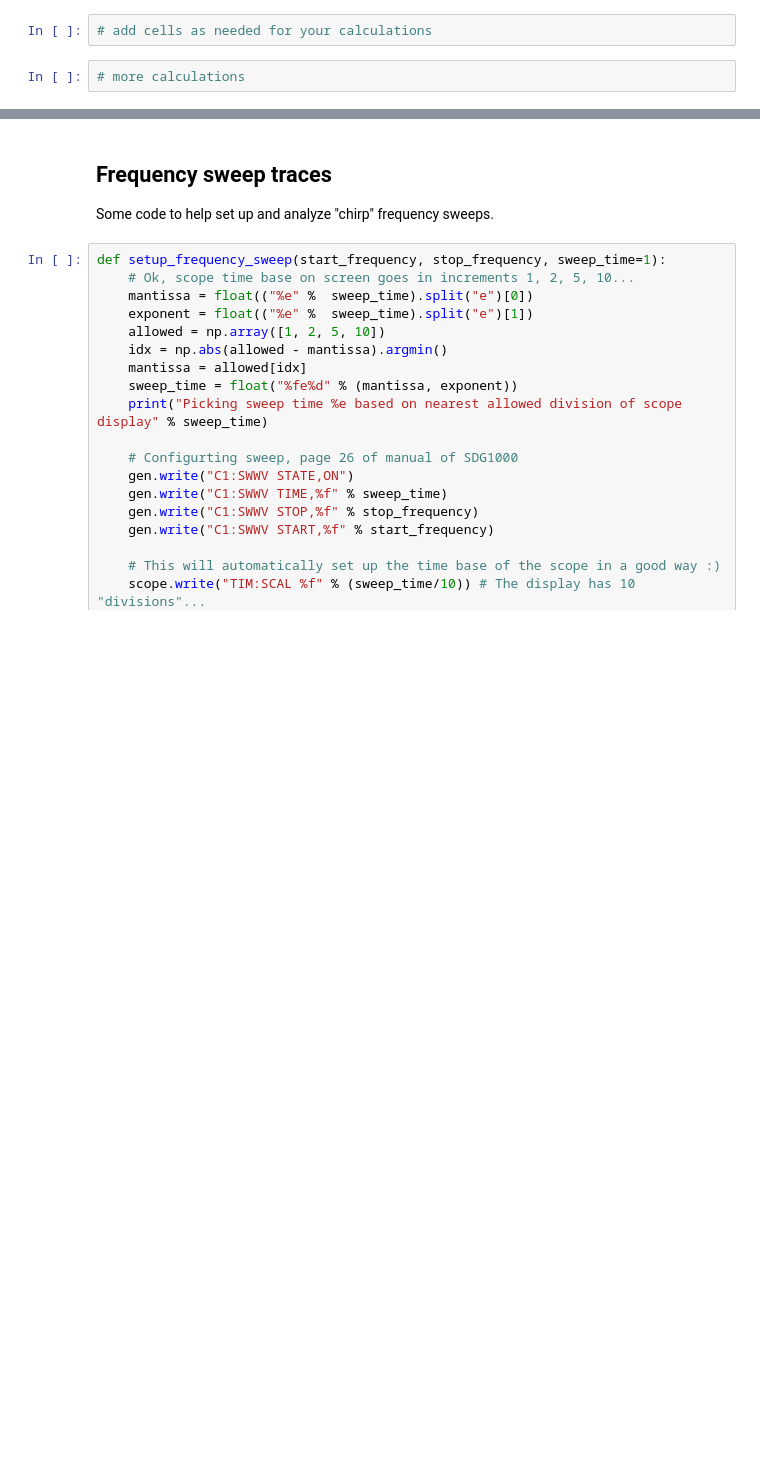
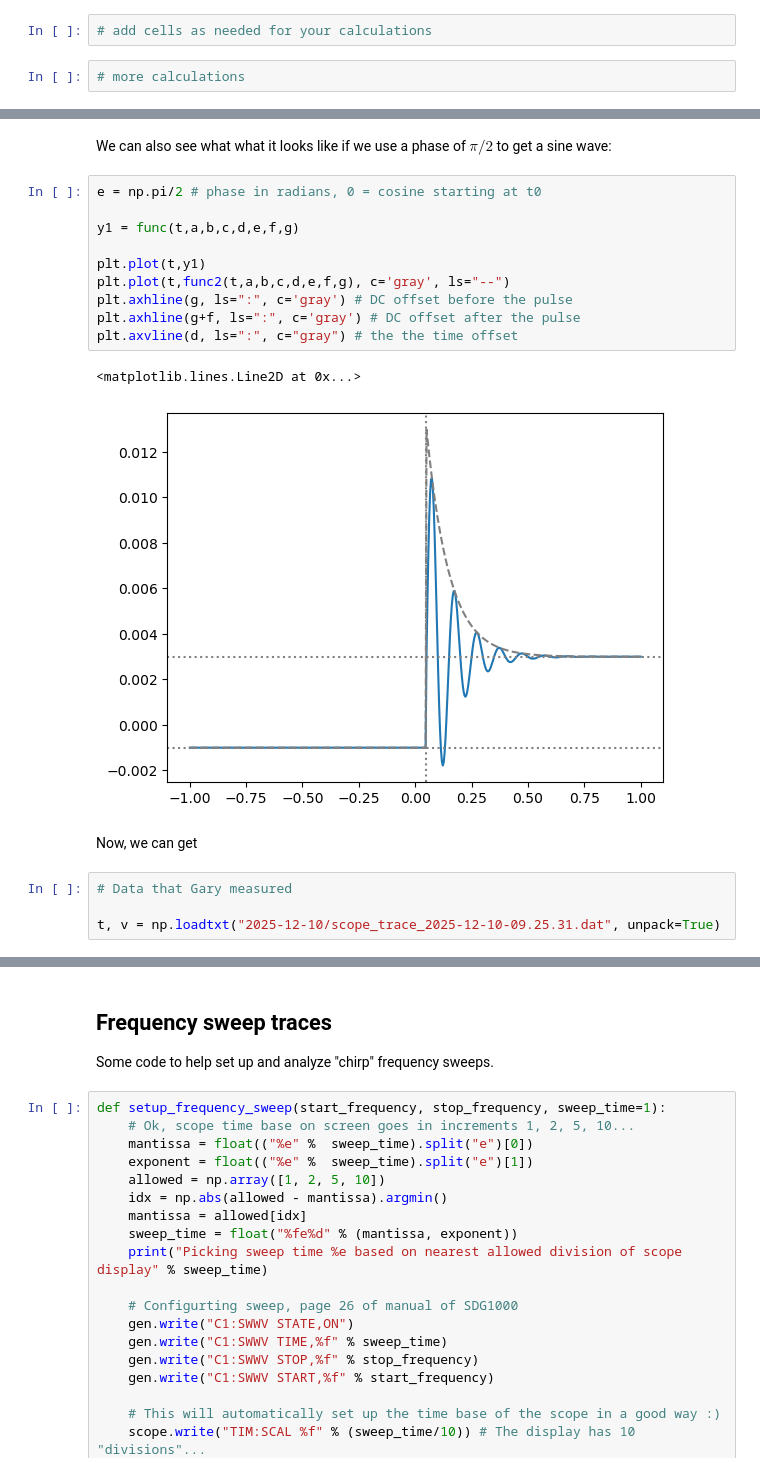
Before and after one commit to SHoogeman/Snaar-Proef, a Jupyter notebook: lab session notebooks/TN2211 Session 05.ipynb, the cells around one changed output, grey strips where cells are left out. Drawn from its saved outputs; the diff is of its cells as text; blank space fills up the shorter version.

```diff
--- a/lab session notebooks/TN2211 Session 05.ipynb
+++ b/lab session notebooks/TN2211 Session 05.ipynb
@@ -48,0 +108,21 @@ Corner frequency: 1.59e+04 Hz
+# %% [markdown]
+We can also see what what it looks like if we use a phase of $\pi/2$ to get a sine wave:
+# %%
+e = np.pi/2 # phase in radians, 0 = cosine starting at t0
+
+y1 = func(t,a,b,c,d,e,f,g)
+
+plt.plot(t,y1)
+plt.plot(t,func2(t,a,b,c,d,e,f,g), c='gray', ls="--")
+plt.axhline(g, ls=":", c='gray') # DC offset before the pulse
+plt.axhline(g+f, ls=":", c='gray') # DC offset after the pulse
+plt.axvline(d, ls=":", c="gray") # the the time offset
+# %% [output]
+<matplotlib.lines.Line2D at 0x...>
+[figure, added]
+# %% [markdown]
+Now, we can get
+# %%
+# Data that Gary measured
+
+t, v = np.loadtxt("2025-12-10/scope_trace_2025-12-10-09.25.31.dat", unpack=True)
```
Also changed, not shown: parts of 11 cells of this notebook, 2 other files.
